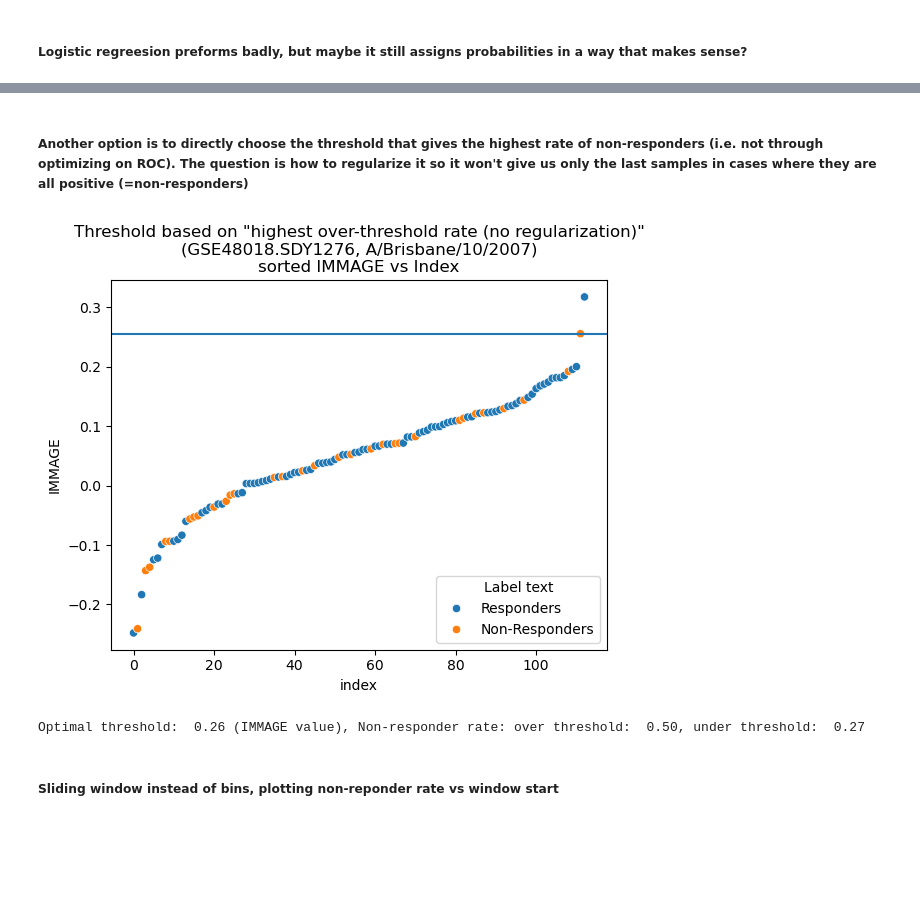
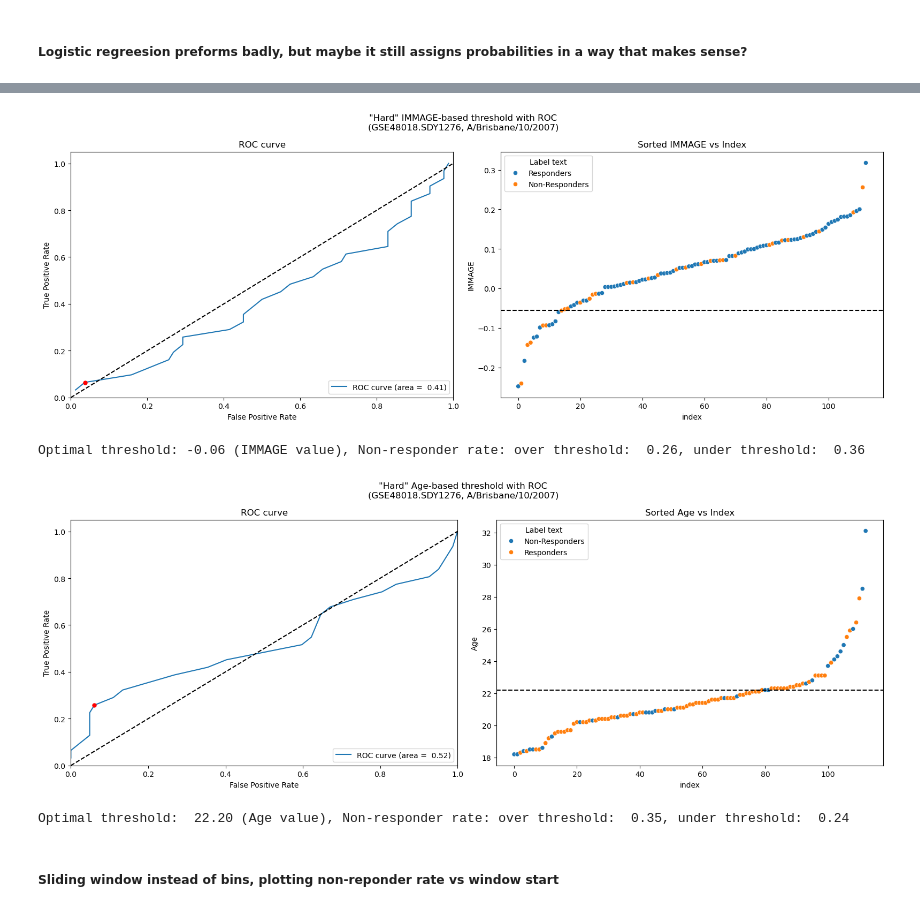
Before and after one commit to JonatanSahar/lab-vaccines, a Jupyter notebook: code/export/GSE48018.SDY1276_A_Brisbane_10_2007_analysis.ipynb, the cells around one changed output, grey strips where cells are left out. Saved outputs shown, nothing was run; the diff lists cells and outputs as text; code cells hidden in the pictures; blank space fills up the shorter version.

```diff
--- a/code/export/GSE48018.SDY1276_A_Brisbane_10_2007_analysis.ipynb
+++ b/code/export/GSE48018.SDY1276_A_Brisbane_10_2007_analysis.ipynb
@@ -403,57 +453,14 @@ Optimal threshold: -0.06 (IMMAGE value), Non-responder rate: over threshold:  0.
-# %% [markdown]
-##### Another option is to directly choose the threshold that gives the highest rate of non-responders (i.e. not through optimizing on ROC). The question is how to regularize it so it won't give us only the last samples in cases where they are all positive (=non-responders)
-# %%
-# Manually create threshold values. Only take y=1 (non-responders) as thresholds.
-sorted_values = pd.DataFrame(pd.unique(data.loc[data["y"] == 1, immage_col])).rename(columns={0:"threshold"}).sort_values(by="threshold").reset_index(drop=True)
-thresholds = sorted_values
-# thresholds = sorted_values["threshold"]
-# rates = pd.Series(name="rates")
-rates = []
-
-for i, t in thresholds.itertuples():
-    # Binary predictions based on the current threshold
-    rates.append(data.loc[data[immage_col] >= t,"y"].mean())
-
-rates = pd.Series(rates)
-threshold_idx = rates.argmax()
-immage_threshold = thresholds["threshold"].iloc[threshold_idx]
-
-# Plot IMMAGE values and the cutoff
-sns.scatterplot(data=data.sort_values(immage_col, ignore_index=True).reset_index(), x="index", y=immage_col, hue="Label text")
-plt.axhline(y=immage_threshold)
-plt.title(f'Threshold based on "highest over-threshold rate (no regularization)"\n({dataset_name}, {strain})\nsorted IMMAGE vs Index')
-plt.show()
-
-# Calculate the actual rate of non-responders:for i in threshold_list:
-# Global measures (entire dataset)
-optimal_pred = data[immage_col].apply(lambda x: 1 if x >= immage_threshold else 0)
-test_accuracy = accuracy_score(data["y"], optimal_pred)
-
-# Performance above the threshold
-y_over_thr = data.loc[data[immage_col] >= immage_threshold, ["y"]]
-non_response_rate_over_thr = y_over_thr.mean().y
-y_under_thr = data.loc[data[immage_col] < immage_threshold, ["y"]]
-non_response_rate_under_thr = y_under_thr.mean().y
-print(f"Optimal threshold: {immage_threshold : 0.2f} (IMMAGE value), Non-responder rate: over threshold: {non_response_rate_over_thr : 0.2f}, under threshold: {non_response_rate_under_thr : 0.2f}")
-# %% [output]
-[figure, removed]
-Optimal threshold:  0.26 (IMMAGE value), Non-responder rate: over threshold:  0.50, under threshold:  0.27
-# %%
-%%script true
-
-##### Another option it to bin IMMAGE values and look for where the rate of non-responders changes
-##### TODO: We can make this more elaborate by using different number of bins and looking for the maximum or add regularization
-
-# Bin the data based on IMMAGE, look for a change in non-responder rate (proportion)
-
-n_bins = 6
-B = pd.cut(data["IMMAGE"], bins=n_bins, labels=range(n_bins))
-data["bin"] = B.values.astype(int)
-
-grouped = data.groupby("bin", as_index=False)['y'].mean()
-
-t = pd.DataFrame({"bin" : grouped["bin"], "NR rate": grouped["y"]})
-print(t)
+# %%
+# Run for immage and age to compare
+feature_threshold_immage = calc_and_plot_hard_threshold(data, fpr, tpr, thresholds, immage_col)
+get_classifier_stats_feature(data, immage_col, feature_threshold_immage)
+feature_threshold_age = calc_and_plot_hard_threshold(data, fpr, tpr, thresholds, age_col)
+get_classifier_stats_feature(data, age_col, feature_threshold_age)
+# %% [output]
+[figure, added]
+Optimal threshold: -0.06 (IMMAGE value), Non-responder rate: over threshold:  0.26, under threshold:  0.36
+[figure, added]
+Optimal threshold:  22.20 (Age value), Non-responder rate: over threshold:  0.35, under threshold:  0.24
 # %% [markdown]
 ##### Sliding window instead of bins, plotting non-reponder rate vs window start
 # %%
```
Also changed, not shown: parts of 22 cells of this notebook, 21 other files.
